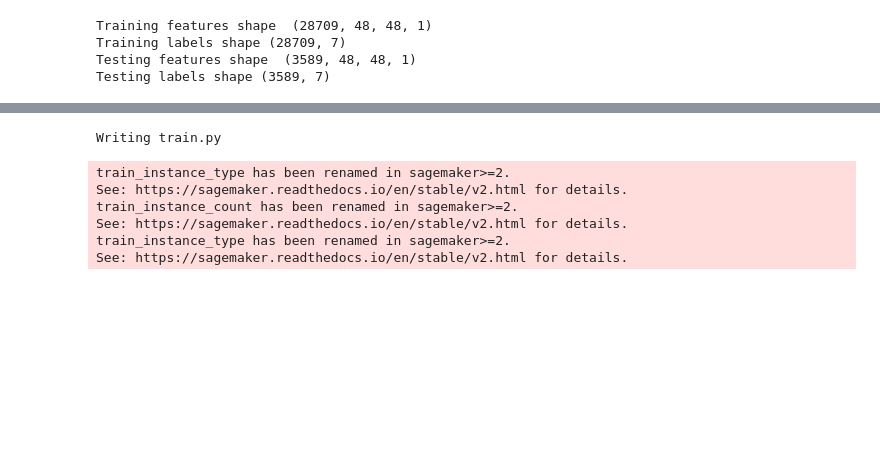
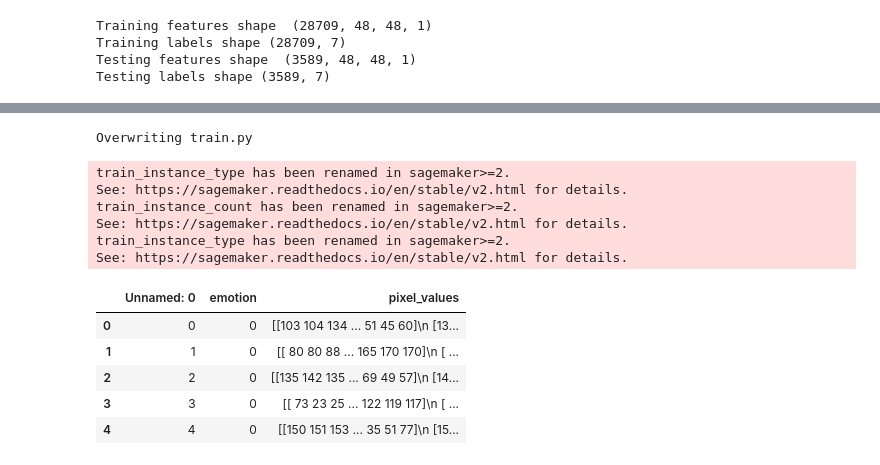
Before and after one commit to Isegu/Facial_Expression_Saturdays, a Jupyter notebook: Facial_Expression_Saturdays.ipynb, the cells around one changed output, grey strips where cells are left out. Drawn from its saved outputs; the diff is of its cells as text; code cells hidden in the pictures; blank space fills up the shorter version.

```diff
--- a/Facial_Expression_Saturdays.ipynb
+++ b/Facial_Expression_Saturdays.ipynb
@@ -278,24 +293,40 @@ from tensorflow.python.keras.layers.normalization import BatchNormalization
 from sklearn.metrics import accuracy_score
 # %%
 %%writefile train.py
-
 import argparse
-import os
+import os, boto3
+from sklearn.externals import joblib
 import tensorflow as tf
-from tensorflow.keras.preprocessing.text import Tokenizer
-from tensorflow.keras.preprocessing.sequence import pad_sequences
-from tensorflow.keras.models import Sequential
-from tensorflow.keras.layers import LSTM,Dense
-from tensorflow.keras.layers import Embedding, Dropout
+from tensorflow.python.keras.models import Sequential
+from tensorflow.python.keras.layers import Dense , Activation , Dropout ,Flatten
+from tensorflow.python.keras.layers.convolutional import Conv2D
+from tensorflow.python.keras.layers.convolutional import MaxPooling2D
+from tensorflow.python.keras.metrics import categorical_accuracy
+from tensorflow.python.keras.models import model_from_json
+from tensorflow.python.keras.callbacks import ModelCheckpoint
+from tensorflow.python.keras.optimizers import *
+from tensorflow.python.keras.layers.normalization import BatchNormalization
+from sklearn.metrics import accuracy_score
 from keras.callbacks import EarlyStopping
 import pandas as pd
 
+
 if __name__ == '__main__':
 
+    parser = argparse.ArgumentParser()
+    parser.add_argument('--train', type=str,
+                                default=os.environ['SM_CHANNEL_TRAIN'])
 
-    es = EarlyStopping(monitor='val_loss', patience = 10, mode = 'min', restore_best_weights=True)
+    args, _ = parser.parse_known_args()
+
+    training_dir = args.train
+    features = pd.read_csv(training_dir+'/features.csv',sep=',')
+    labels = pd.read_csv(training_dir+'/labels.csv',sep=',')
+
+    es = EarlyStopping(monitor='val_loss', patience = 2, mode = 'min', restore_best_weights=True)
     model = Sequential()
     input_shape = (48,48,1)
+
     model.add(Conv2D(64, (5, 5), input_shape=input_shape,activation='relu', padding='same'))
     model.add(Conv2D(64, (5, 5), activation='relu', padding='same'))
     model.add(BatchNormalization())
@@ -322,20 +353,11 @@ if __name__ == '__main__':
     model.compile(loss='categorical_crossentropy', metrics=['accuracy'],optimizer='adam')
     model.summary()
 
-    model.fit(x=features,
-            y=labels,
-            epochs=10,
-            steps_per_epoch = len(features)/64,
-            verbose=1,
-            callbacks = [es],
-            validation_data=(test_features,labels_test),
-            validation_steps = len(features)/64)
+    model.fit(x=features, y=labels, batch_size=64,
+            epochs=10, steps_per_epoch =len(features)/64)
 
-     tf.saved_model.simple_save(
-     tf.keras.backend.get_session(),
-     os.path.join(model_dir, '1'),
-     inputs={'inputs': model.input},
-     outputs={t.name: t for t in model.outputs})
+    print('Validation loss    :', score[0])
+    print('Validation accuracy:', score[1])
 # %% [output]
-Writing train.py
+Overwriting train.py
 # %%
@@ -355,4 +382,16 @@ train_instance_count has been renamed in sagemaker>=2.
 See: https://sagemaker.readthedocs.io/en/stable/v2.html for details.
 train_instance_type has been renamed in sagemaker>=2.
 See: https://sagemaker.readthedocs.io/en/stable/v2.html for details.
+# %%
+data = pd.read_csv('labels.csv')
+features = pd.read_csv('features.csv')
+df = pd.merge(data,features)
+df.head()
+# %% [output]
+|  | Unnamed: 0 | emotion | pixel_values |
+| 0 | 0 | 0 | [[103 104 134 ... 51 45 60]\n [13... |
+| 1 | 1 | 0 | [[ 80 80 88 ... 165 170 170]\n [ ... |
+| 2 | 2 | 0 | [[135 142 135 ... 69 49 57]\n [14... |
+| 3 | 3 | 0 | [[ 73 23 25 ... 122 119 117]\n [ ... |
+| 4 | 4 | 0 | [[150 151 153 ... 35 51 77]\n [15... |
 # %%
```
Also changed, not shown: parts of 12 cells of this notebook.
